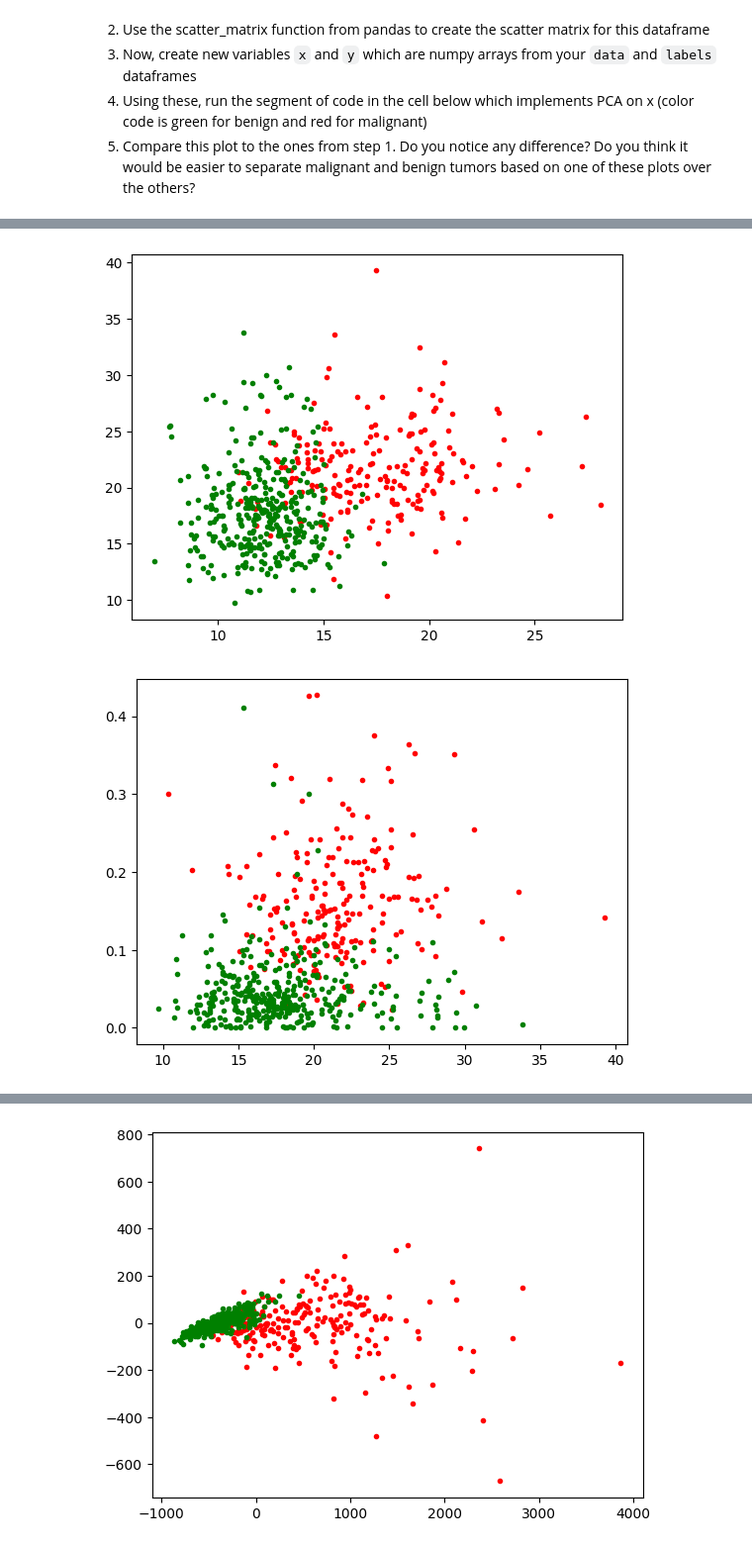
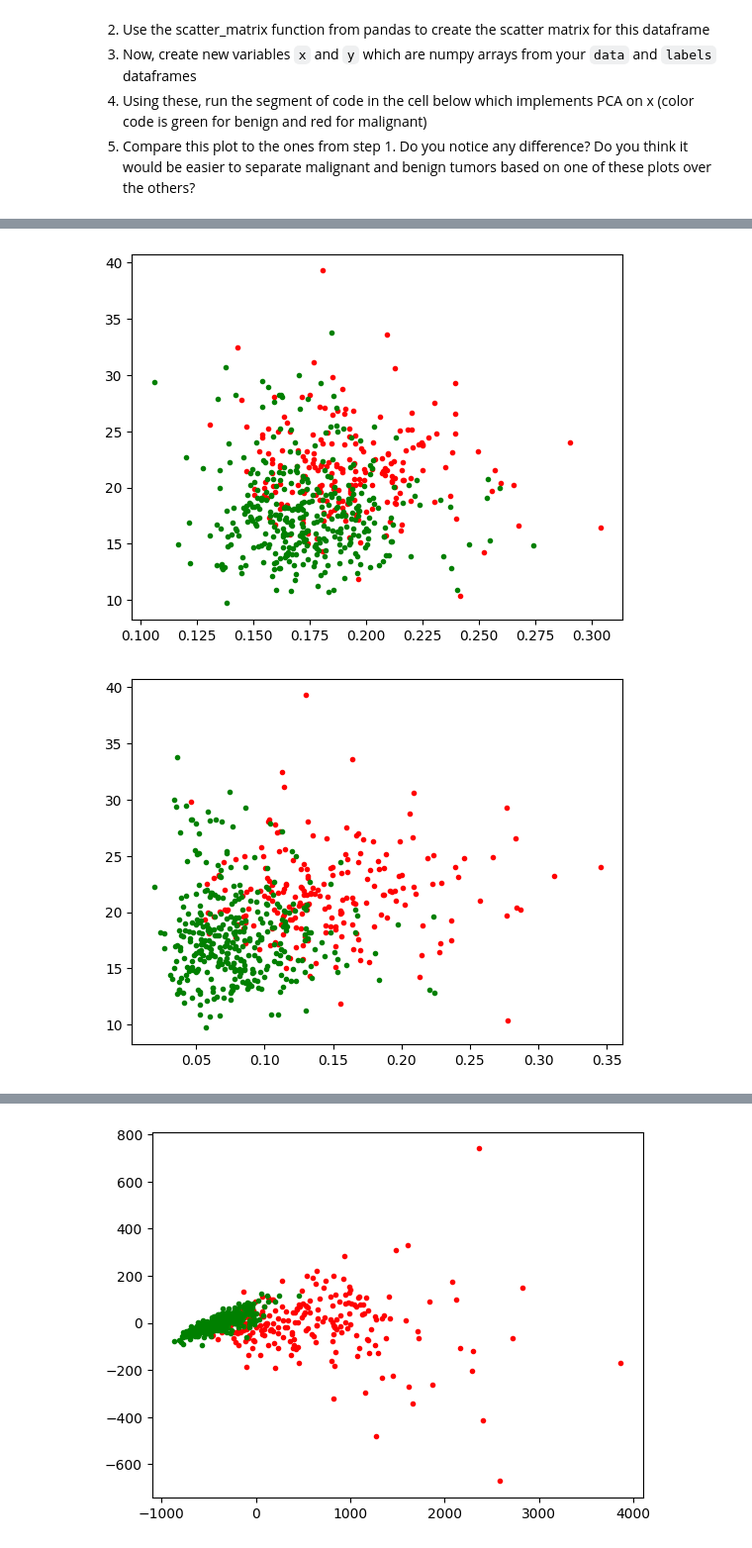
Before and after one commit to pxs4528/DATA-3401, a Jupyter notebook: Lab/Lab10/Lab10.ipynb, the cells around one changed output, grey strips where cells are left out. Shown at 99% size. Cells and saved outputs as stored; diff of their text form; code cells hidden in the pictures.

```diff
--- a/Lab/Lab10/Lab10.ipynb
+++ b/Lab/Lab10/Lab10.ipynb
@@ -25,9 +25,7 @@ data = pd.read_csv('wdbc.data', header=None)
 | 3 | 84348301 | M | 11.42 | 20.38 | 77.58 | 386.1 | 0.14250 | 0.28390 | 0.2414 | 0.10520 | ... | ... |
 | 4 | 84358402 | M | 20.29 | 14.34 | 135.10 | 1297.0 | 0.10030 | 0.13280 | 0.1980 | 0.10430 | ... | ... |
 5 rows × 32 columns
-# %%
-Malig = data[1] == 'M'
-Ben = data[1] == 'B'
-data.loc[Malig, 1] = 0
-data.loc[Ben, 1] = 1
-labels = np.array(data.iloc[:,1])
+# %%
+#The id column 0 serves no purpose
+data = data.drop(0, axis=1)
+data.head()
@@ -33,0 +40,5 @@ labels = np.array(data.iloc[:,1])
+# %%
+x = np.array(data.iloc[: , 1:])
+y = np.array(data.iloc[: , 0])
+print(x)
+print(y)
@@ -39,7 +68,3 @@ labels = np.array(data.iloc[:,1])
 1. Now, create new variables `x` and `y` which are numpy arrays from your `data` and `labels` dataframes
 1. Using these, run the segment of code in the cell below which implements PCA on x (color code is green for benign and red for malignant)
 1. Compare this plot to the ones from step 1. Do you notice any difference? Do you think it would be easier to separate malignant and benign tumors based on one of these plots over the others?
-# %%
-x = np.array(data.loc[:, 2:])
-y = np.array(data.loc[:, 1])
-x
@@ -60,16 +78,16 @@ array([[1.799e+01, 1.038e+01, 1.228e+02, ..., 2.654e-01, 4.601e-01,
 # %%
 plt.figure()
-plt.plot(x[y== 0,0],x[y== 0,1],'r.')
-plt.plot(x[y== 1,0],x[y== 1,1],'g.')
+plt.plot(x[y== 'M',8],x[y== 'M',1],'r.')
+plt.plot(x[y== 'B',8],x[y== 'B',1],'g.')
 plt.show()
 # %% [output]
-[figure, old version]
+[figure, new version]
 # %%
 plt.figure()
-plt.plot(x[y== 0,1],x[y== 0,6],'r.')
-plt.plot(x[y== 1,1],x[y== 1,6],'g.')
+plt.plot(x[y== 'M',5],x[y== 'M',1],'r.')
+plt.plot(x[y== 'B',5],x[y== 'B',1],'g.')
 plt.show()
 # %% [output]
-[figure, old version]
+[figure, new version]
 # %%
 plt.figure()
```
Also changed, not shown: parts of 14 cells of this notebook, 1 other file.
